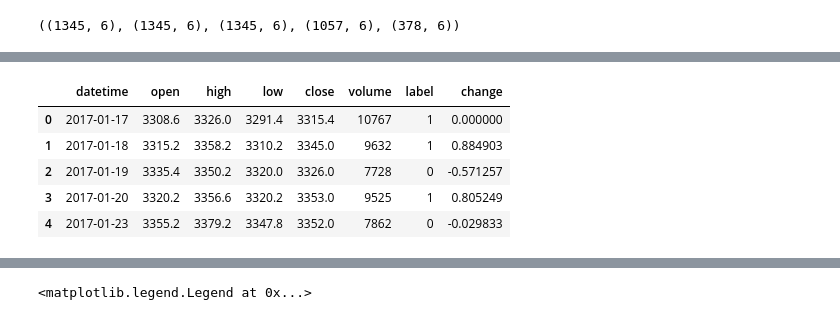
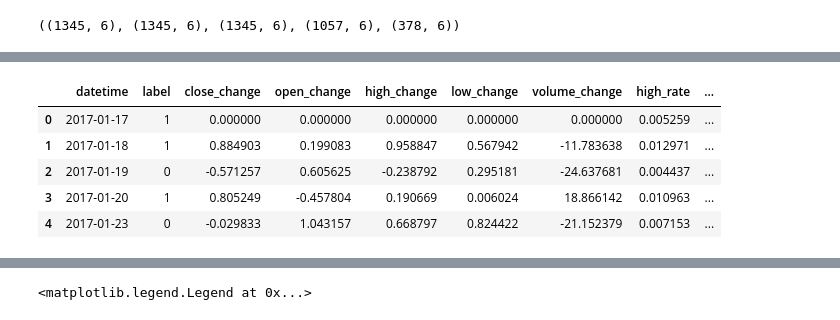
Before and after one commit to kylin-zhou/quant, a Jupyter notebook: notebook/analyze_001.ipynb, the cells around one changed output, grey strips where cells are left out. Drawn from its saved outputs; the diff is of its cells as text; code cells hidden in the pictures.

```diff
--- a/notebook/analyze_001.ipynb
+++ b/notebook/analyze_001.ipynb
@@ -24,14 +32,60 @@ df = if0_df
+# %%
+# 相对前日涨跌幅
+close_change = df.loc[1:,"close"].values - df.loc[:(df.shape[0]-2),"close"].values
+close_change = np.hstack([[0], close_change])
+df["label"] = (df["close"] - df["open"]).apply(lambda x:1 if x>0 else 0)
+df["close_change"] = (close_change / df.loc[:,"close"].values) * 100
+
+# volume 波动
+# volume_change = df.loc[1:,"volume"].values - df.loc[:(df.shape[0]-2),"volume"].values
+# volume_change = np.hstack([[0], volume_change])
+# df["volume_change"] = (volume_change / df.loc[:,"volume"].values) * 100
+
+def get_change(df, base="open"):
+    base_change = df.loc[1:,base].values - df.loc[:(df.shape[0]-2),base].values
+    base_change = np.hstack([[0], base_change])
+    return (base_change / df.loc[:,base].values) * 100
+
+for col in ["open","high","low","volume"]:
+    df[col+"_change"] = get_change(df, base=col)
+
+# 当日：开盘 收盘 最高 最低 差值 波动, 以开盘价和收盘价为基准
+df["high_rate"] = (df["high"] - df["open"]) / df["open"]
+df["low_rate"] = (df["low"] - df["open"]) / df["open"]
+df["close_rate"] = (df["close"] - df["open"]) / df["open"]
+df["high_rate2"] = (df["high"] - df["close"]) / df["close"]
+df["low_rate2"] = (df["low"] - df["close"]) / df["close"]
+
+df = df.drop(["open","high","low","close","volume"], axis=1)
+df.head()
+# %% [output]
+|  | datetime | label | close_change | open_change | high_change | low_change | volume_change | high_rate | ... |
+| 0 | 2017-01-17 | 1 | 0.000000 | 0.000000 | 0.000000 | 0.000000 | 0.000000 | 0.005259 | ... |
+| 1 | 2017-01-18 | 1 | 0.884903 | 0.199083 | 0.958847 | 0.567942 | -11.783638 | 0.012971 | ... |
+| 2 | 2017-01-19 | 0 | -0.571257 | 0.605625 | -0.238792 | 0.295181 | -24.637681 | 0.004437 | ... |
+| 3 | 2017-01-20 | 1 | 0.805249 | -0.457804 | 0.190669 | 0.006024 | 18.866142 | 0.010963 | ... |
+| 4 | 2017-01-23 | 0 | -0.029833 | 1.043157 | 0.668797 | 0.824422 | -21.152379 | 0.007153 | ... |
 # %%
-change = df.loc[1:,"close"].values - df.loc[:(df.shape[0]-2),"close"].values
-change = np.hstack([[0], change])
+window = 10
 
-df["label"] = (df["close"] - df["open"]).apply(lambda x:1 if x>0 else 0)
-df["change"] = (change / df.loc[:,"close"].values) * 100
-df.head()
+up_values, up_count = 0,0
+down_values, down_count = 0,0
+
+for df in [if0_df, ih0_df, ic0_df, sc0_df, lh0_df]:
+    change = df.loc[1:,"close"].values - df.loc[:(df.shape[0]-2),"close"].values
+    change = np.hstack([[0], change])
+
+    df["label"] = (df["close"] - df["open"]).apply(lambda x:1 if x>0 else 0)
+    df["change"] = (change / df.loc[:,"close"].values) * 100
+
+    for i in range(window, df.shape[0]-window):
+        if df.loc[i+window,"label"] == 1:
+            up_values += df.drop(["label","datetime"],axis=1).iloc[i:window+i,:].reset_index(drop=True)
+            up_count += 1
+        else:
+            down_values += df.drop(["label","datetime"],axis=1).iloc[i:window+i,:].reset_index(drop=True)
+            down_count += 1
+        break
+
+up_values = up_values / up_count
+down_values = down_values / down_count
-# %% [output]
-|  | datetime | open | high | low | close | volume | label | change |
-| 0 | 2017-01-17 | 3308.6 | 3326.0 | 3291.4 | 3315.4 | 10767 | 1 | 0.000000 |
-| 1 | 2017-01-18 | 3315.2 | 3358.2 | 3310.2 | 3345.0 | 9632 | 1 | 0.884903 |
-| 2 | 2017-01-19 | 3335.4 | 3350.2 | 3320.0 | 3326.0 | 7728 | 0 | -0.571257 |
-| 3 | 2017-01-20 | 3320.2 | 3356.6 | 3320.2 | 3353.0 | 9525 | 1 | 0.805249 |
-| 4 | 2017-01-23 | 3355.2 | 3379.2 | 3347.8 | 3352.0 | 7862 | 0 | -0.029833 |
```
Also changed, not shown: parts of 6 cells of this notebook, 6 other files.
